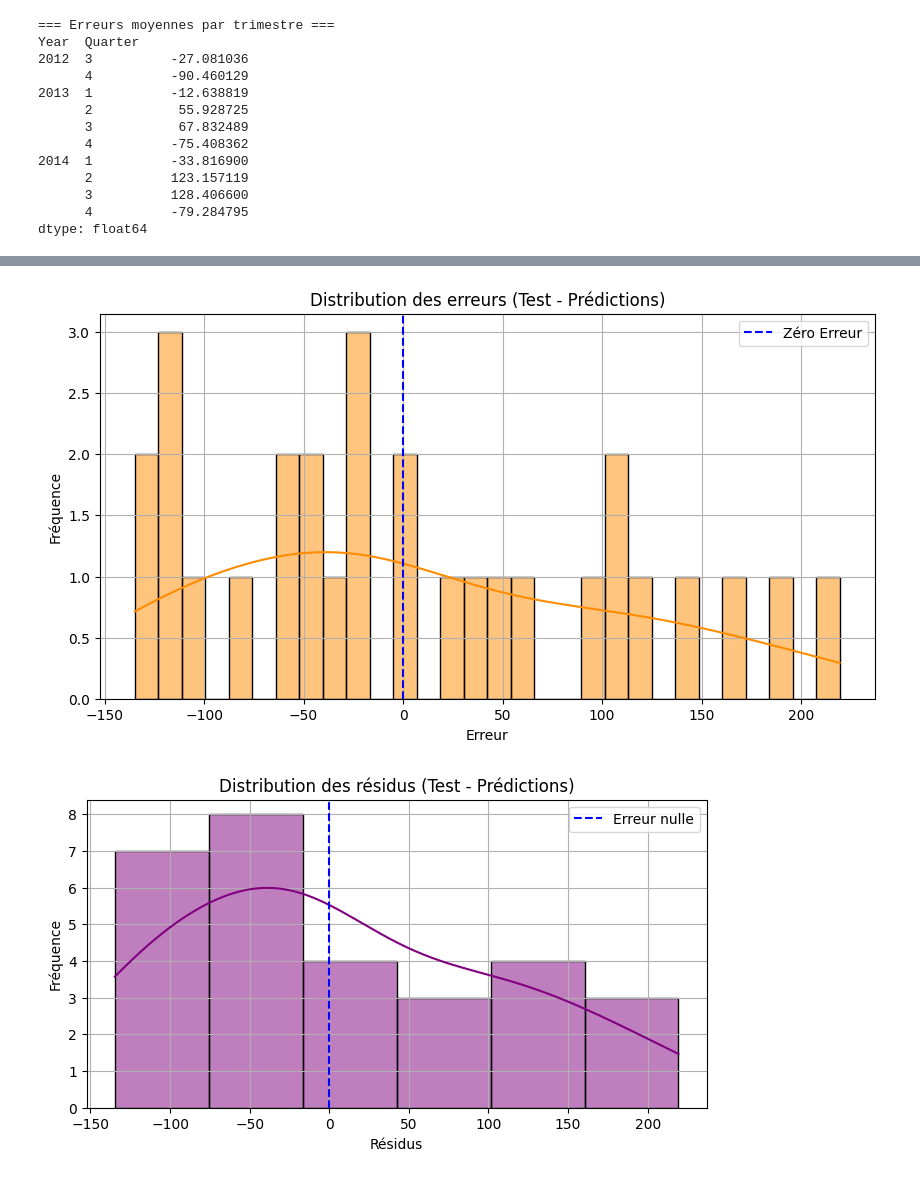
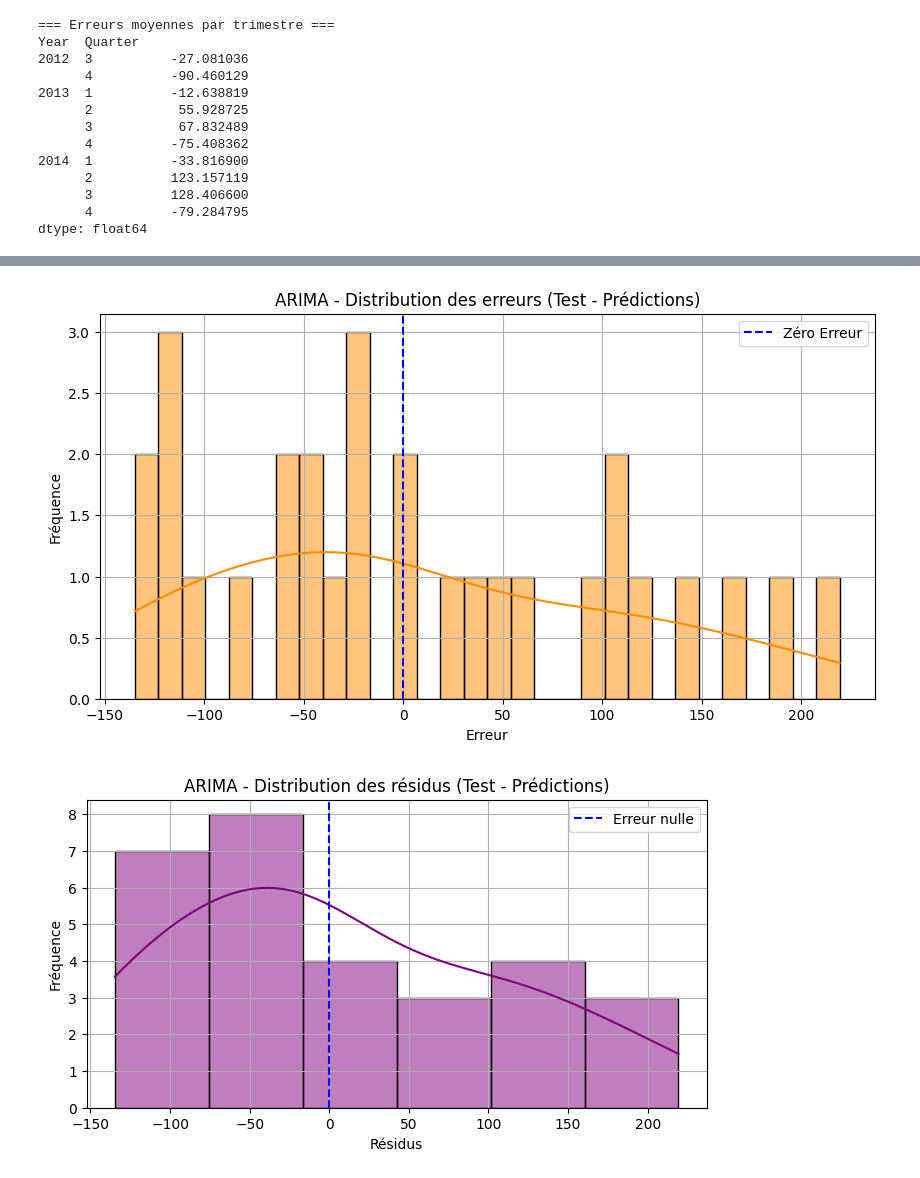
Before and after one commit to Krock13/AI_Engineer_Projet_9_Developpez_une_preuve_de_concept, a Jupyter notebook: notebook_012025.ipynb, the cells around one changed output, grey strips where cells are left out. Saved outputs shown, nothing was run; the diff lists cells and outputs as text; code cells hidden in the pictures.

```diff
--- a/notebook_012025.ipynb
+++ b/notebook_012025.ipynb
@@ -285,7 +290,7 @@ errors = arima_test['Sales'] - arima_test['Predictions']
 # Visualiser la distribution des erreurs
 plt.figure(figsize=(10, 5))
 sns.histplot(errors, kde=True, bins=30, color="darkorange")
-plt.title("Distribution des erreurs (Test - Prédictions)")
+plt.title("ARIMA - Distribution des erreurs (Test - Prédictions)")
 plt.xlabel("Erreur")
 plt.ylabel("Fréquence")
 plt.axvline(0, color='blue', linestyle='--', label='Zéro Erreur')
@@ -293,23 +298,23 @@ plt.legend()
 plt.grid()
 plt.show()
 # %% [output]
-[figure, old version]
+[figure, new version]
 # %%
 # Visualiser les résidus pour détecter des biais
 arima_test['Residuals'] = arima_test['Sales'] - arima_test['Predictions']
 
 # Distribution des résidus
 plt.figure(figsize=(8, 4))
 sns.histplot(arima_test['Residuals'], kde=True, color="purple")
 plt.axvline(0, color="blue", linestyle="--", label="Erreur nulle")
-plt.title("Distribution des résidus (Test - Prédictions)")
+plt.title("ARIMA - Distribution des résidus (Test - Prédictions)")
 plt.xlabel("Résidus")
 plt.ylabel("Fréquence")
 plt.legend()
 plt.grid()
 plt.show()
 # %% [output]
-[figure, old version]
+[figure, new version]
 # %%
 # Résidus en série temporelle
 plt.figure(figsize=(12, 6))
```
Also changed, not shown: parts of 23 cells of this notebook.
